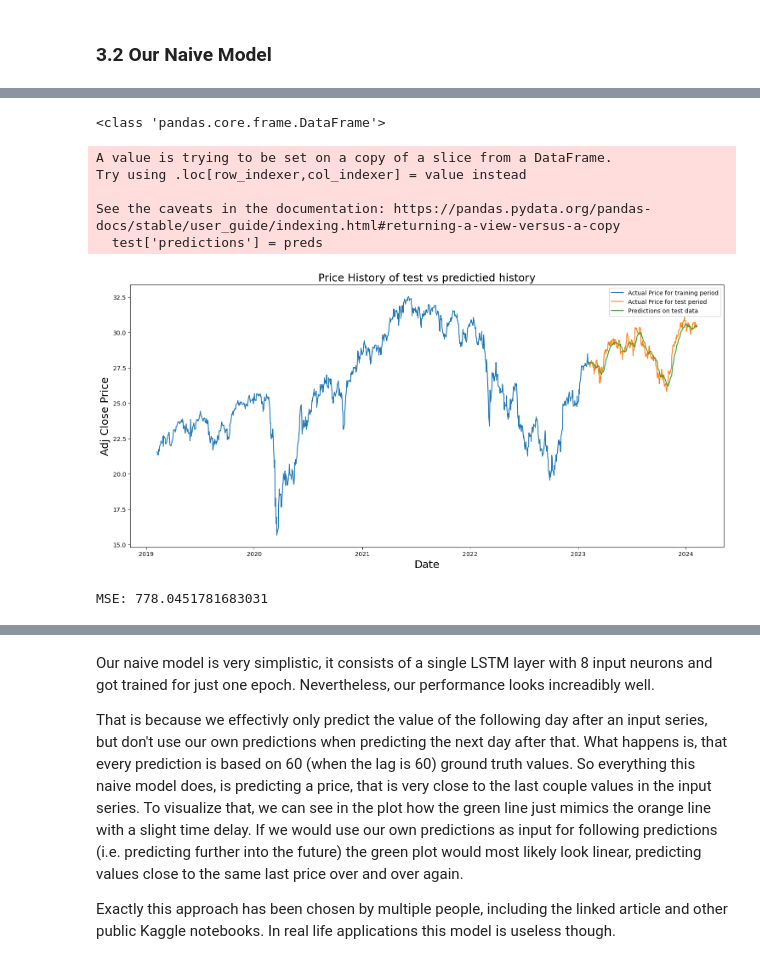
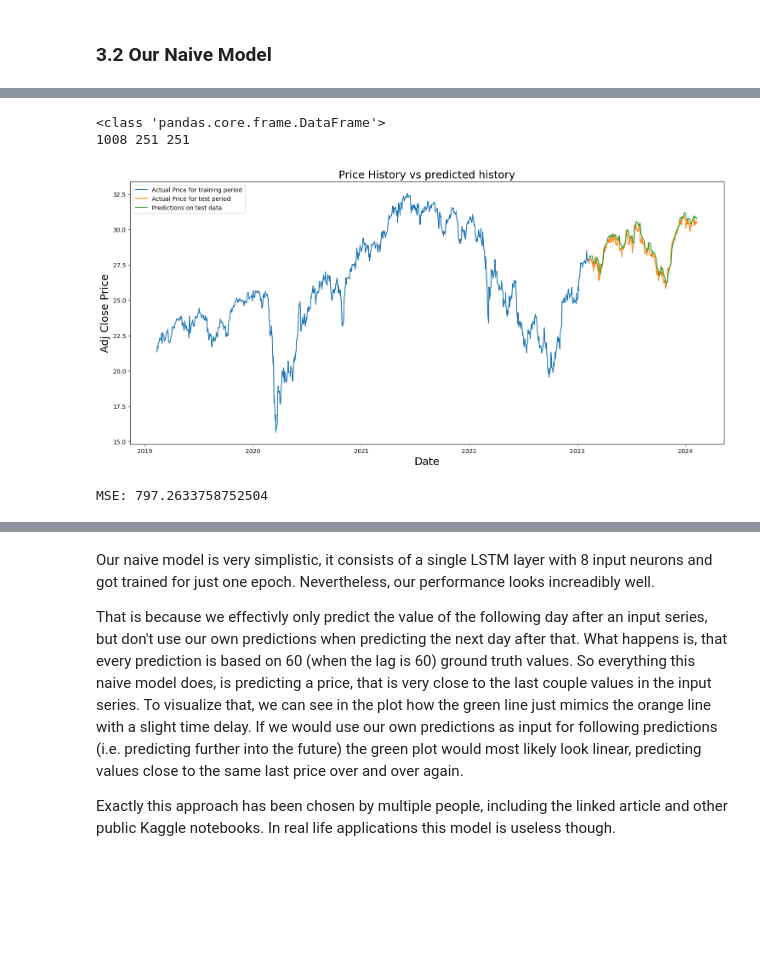
Before and after one commit to hpfref/Financial-Forecasting, a Jupyter notebook: notebook.ipynb, the cells around one changed output, grey strips where cells are left out. Saved outputs shown, nothing was run; the diff lists cells and outputs as text; code cells hidden in the pictures; blank space fills up the shorter version.

```diff
--- a/notebook.ipynb
+++ b/notebook.ipynb
@@ -202,5 +212,5 @@ model.add(Dense(1))
 model.compile(optimizer='adam', loss='mean_squared_error')
 # %%
 #training
-model.fit(train_X, train_Y, batch_size=1, epochs=1)
+model.fit(train_X, train_Y, batch_size=1, epochs=5)
 # %% [output]
@@ -220,34 +239,35 @@ predictions = scaler.inverse_transform(predictions)
 # %%
 mse = mean_squared_error(predictions, test_Y)
 rmse = np.sqrt(mse)
 
 #visualize Results
-def plot_results(stock, train, test, preds):
-    test['predictions'] = preds
+def plot_results(history, preds):
+
+    train_history = history[:train_data_len]
+
+    test_history = history[train_data_len:]
+    test_history = test_history.copy()
+    test_history.loc[:,'predictions'] = preds
+    print(len(train_history), len(test_history), len(test_history))
 
     plt.figure(figsize=(18,8))
-    plt.plot(train)
-    plt.plot(test)
-    plt.title(f"Price History of {stock} vs predictied history", fontsize=18)
+    plt.plot(train_history)
+    plt.plot(test_history)
+    plt.title(f"Price History vs predicted history", fontsize=18)
     plt.xlabel('Date', fontsize=18)
     plt.ylabel('Adj Close Price', fontsize=18)
     plt.legend(['Actual Price for training period', 'Actual Price for test period', 'Predictions on test data'])
 
     plt.show()
 
 
 print(type(dax_history))
-train_history = dax_history[:train_data_len]
-test_history = dax_history[train_data_len:]
-plot_results("test", train_history, test_history, predictions)
+plot_results(dax_history, predictions)
+
 
 print(f"MSE: {mse}")
 # %% [output]
 <class 'pandas.core.frame.DataFrame'>
+1008 251 251
+[figure, new version]
-A value is trying to be set on a copy of a slice from a DataFrame.
-Try using .loc[row_indexer,col_indexer] = value instead
-
-See the caveats in the documentation: https://pandas.pydata.org/pandas-docs/stable/user_guide/indexing.html#returning-a-view-versus-a-copy
-  test['predictions'] = preds
+MSE: 797.2633758752504
-[figure, old version]
-MSE: 778.0451781683031
```
Also changed, not shown: parts of 16 cells of this notebook.
